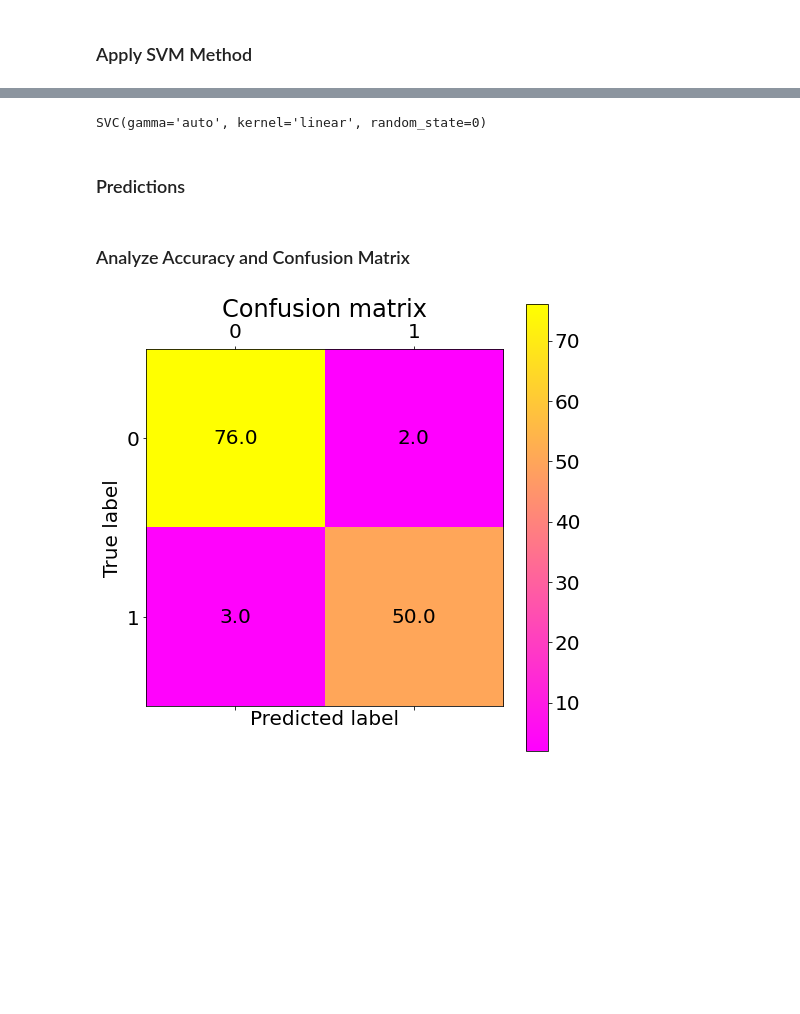
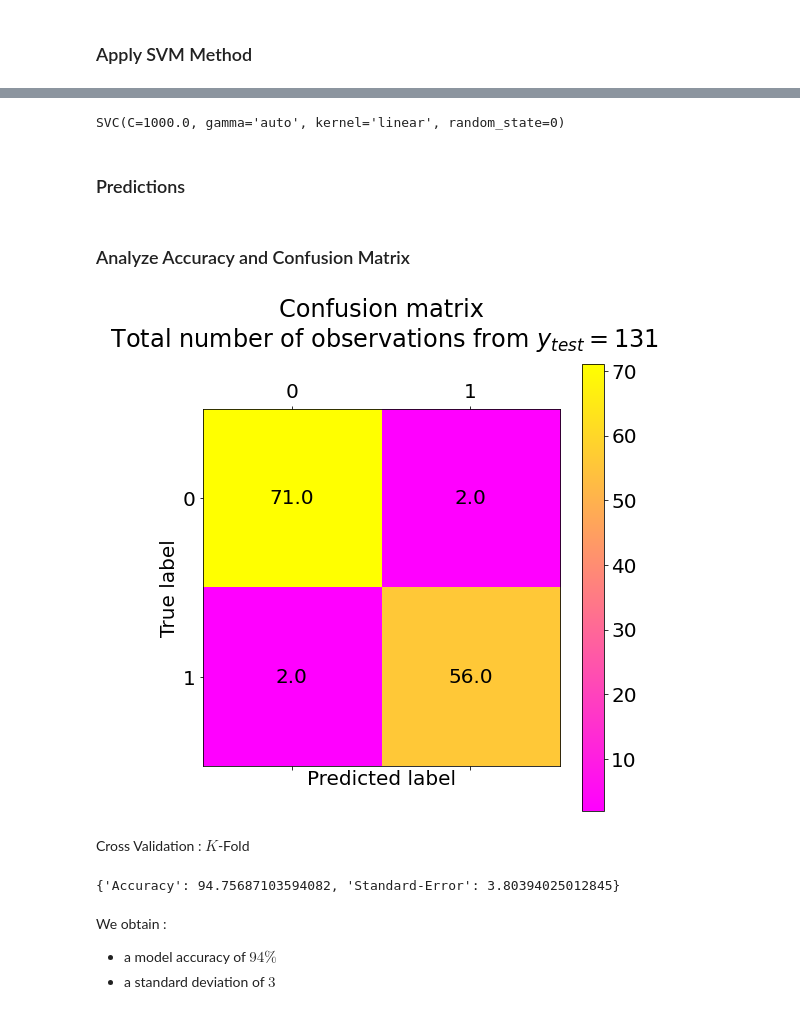
Before and after one commit to lcsrodriguez/intro-ml-assignment, a Jupyter notebook: assignment.ipynb, the cells around one changed output, grey strips where cells are left out. Drawn from its saved outputs; the diff is of its cells as text; code cells hidden in the pictures; blank space fills up the shorter version.

Commit message:
Adding final version (with confusion matrix and K-fold)

```diff
--- a/assignment.ipynb
+++ b/assignment.ipynb
@@ -543,7 +549,7 @@ from sklearn.svm import *
 
 # we create an instance of SVM and fit out data. We do not scale our
 # data since we want to plot the support vectors
-C = 1.0 # SVM regularization parameter
+C = 1000.0 # SVM regularization parameter
 
 # Create the SVM model
 classifier = SVC(kernel='linear', C = C, gamma='auto', random_state=0)
@@ -551,6 +557,4 @@ classifier = SVC(kernel='linear', C = C, gamma='auto', random_state=0)
 # Fit the model for the data
 classifier.fit(X_train, Y_train)
 # %% [output]
-SVC(gamma='auto', kernel='linear', random_state=0)
+SVC(C=1000.0, gamma='auto', kernel='linear', random_state=0)
-# %% [markdown]
-### Predictions
@@ -559,0 +561,2 @@ Y_pred = classifier.predict(X_test)
+# %% [markdown]
+### Predictions
@@ -562,18 +568,40 @@ Y_pred = classifier.predict(X_test)
 # %%
 from sklearn.metrics import confusion_matrix
 import matplotlib.pyplot as plt
 
+# Compute the confusion matrix
 cm = confusion_matrix(Y_test, Y_pred)
+
+# Show confusion matrix in a separate window
+plt.matshow(cm, cmap="spring")
+plt.title('Confusion matrix\n Total number of observations from $y_{{test}} = 131$\n')
+plt.colorbar()
+for (i, j), z in np.ndenumerate(cm):
+    plt.text(j, i, '{:0.1f}'.format(z), ha='center', va='center', color='black')
+
+plt.ylabel('True label')
+plt.xlabel('Predicted label')
+plt.show()
+# %% [output]
+[figure, added]
-# %%
-# Show confusion matrix in a separate window
-plt.matshow(cm, cmap="spring")
-plt.title('Confusion matrix')
-plt.colorbar()
-for (i, j), z in np.ndenumerate(cm):
-    plt.text(j, i, '{:0.1f}'.format(z), ha='center', va='center', color='black')
-
-plt.ylabel('True label')
-plt.xlabel('Predicted label')
-plt.show()
-# %% [output]
-[figure, removed]
+# %% [markdown]
+Cross Validation : $K$-Fold
+# %%
+from sklearn.model_selection import cross_val_score
+
+
+# Setting up K to 10
+K = 10
+accuracy = cross_val_score(estimator = classifier, X = X_train, y = Y_train, cv = K)
+
+acc = {
+    "Accuracy": accuracy.mean()*100,
+    "Standard-Error": accuracy.std()*100
+}
+acc
+# %% [output]
+{'Accuracy': 94.75687103594082, 'Standard-Error': 3.80394025012845}
+# %% [markdown]
+We obtain :
+- a model accuracy of $94\%$
+- a standard deviation of $3$
```
Also changed, not shown: parts of 20 cells of this notebook.
